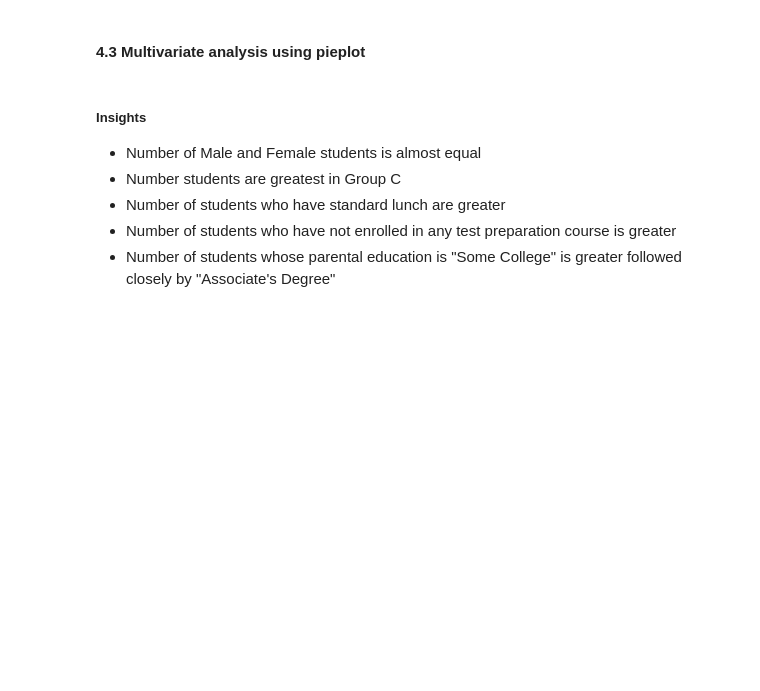
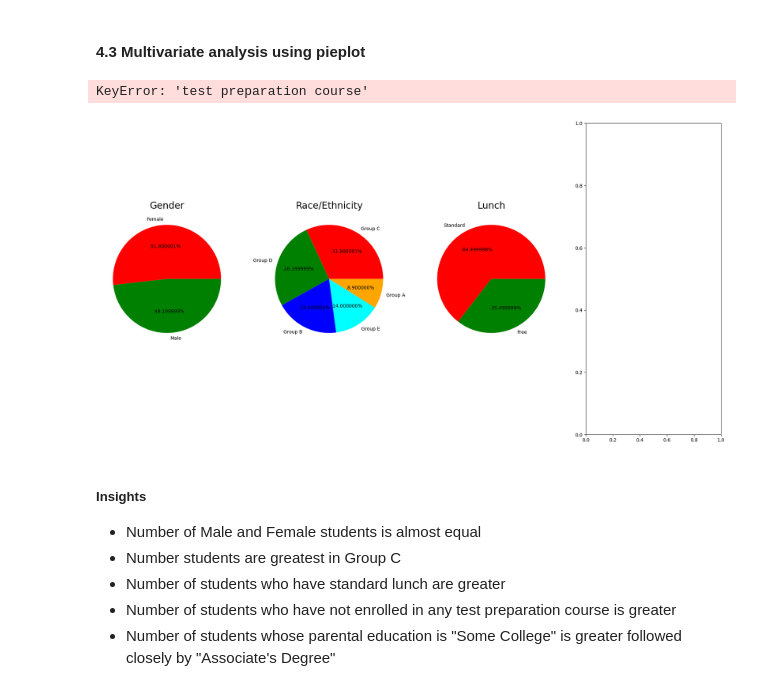
Before and after one commit to ry4ntr1/bodyfat-regression-model, a Jupyter notebook: notebook/1 . EDA STUDENT PERFORMANCE .ipynb, the cells around one changed output. Drawn from its saved outputs; the diff is of its cells as text; code cells hidden in the pictures; blank space fills up the shorter version.

```diff
--- a/notebook/1 . EDA STUDENT PERFORMANCE .ipynb
+++ b/notebook/1 . EDA STUDENT PERFORMANCE .ipynb
@@ -349,7 +357,7 @@ plt.axis('off')
 
 
 plt.subplot(1, 5, 2)
-size = df['race/ethnicity'].value_counts()
+size = df['race_ethnicity'].value_counts()
 labels = 'Group C', 'Group D','Group B','Group E','Group A'
 color = ['red', 'green', 'blue', 'cyan','orange']
 
@@ -366,33 +374,36 @@ color = ['red','green']
 
 plt.pie(size, colors = color,labels = labels,autopct = '.%2f%%')
 plt.title('Lunch', fontsize = 20)
 plt.axis('off')
 
 
 plt.subplot(1, 5, 4)
 size = df['test preparation course'].value_counts()
 labels = 'None', 'Completed'
 color = ['red','green']
 
 plt.pie(size, colors = color,labels = labels,autopct = '.%2f%%')
 plt.title('Test Course', fontsize = 20)
 plt.axis('off')
 
 
 plt.subplot(1, 5, 5)
 size = df['parental level of education'].value_counts()
 labels = 'Some College', "Associate's Degree",'High School','Some High School',"Bachelor's Degree","Master's Degree"
 color = ['red', 'green', 'blue', 'cyan','orange','grey']
 
 plt.pie(size, colors = color,labels = labels,autopct = '.%2f%%')
 plt.title('Parental Education', fontsize = 20)
 plt.axis('off')
 
 
 plt.tight_layout()
 plt.grid()
 
 plt.show()
+# %% [output]
+KeyError: 'test preparation course'
+[figure, added]
 # %% [markdown]
 #####  Insights
 - Number of Male and Female students is almost equal
```
Also changed, not shown: parts of 7 cells of this notebook, 9 other files.
